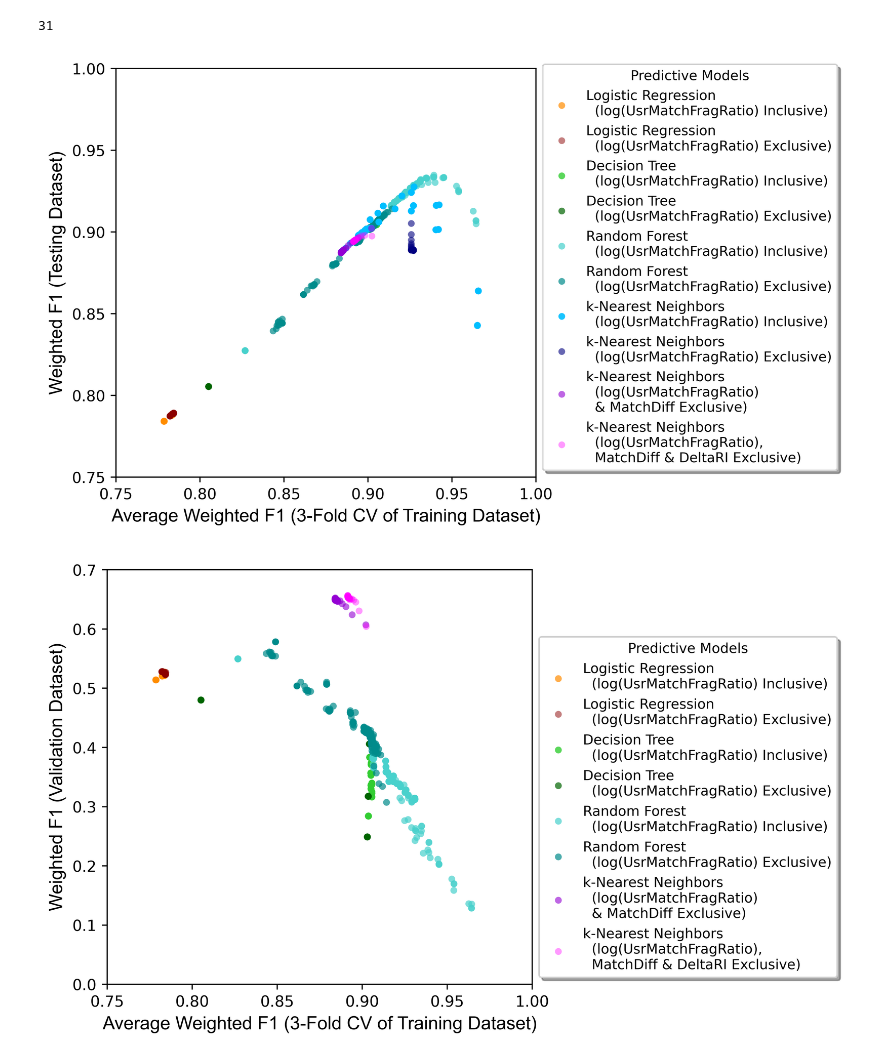
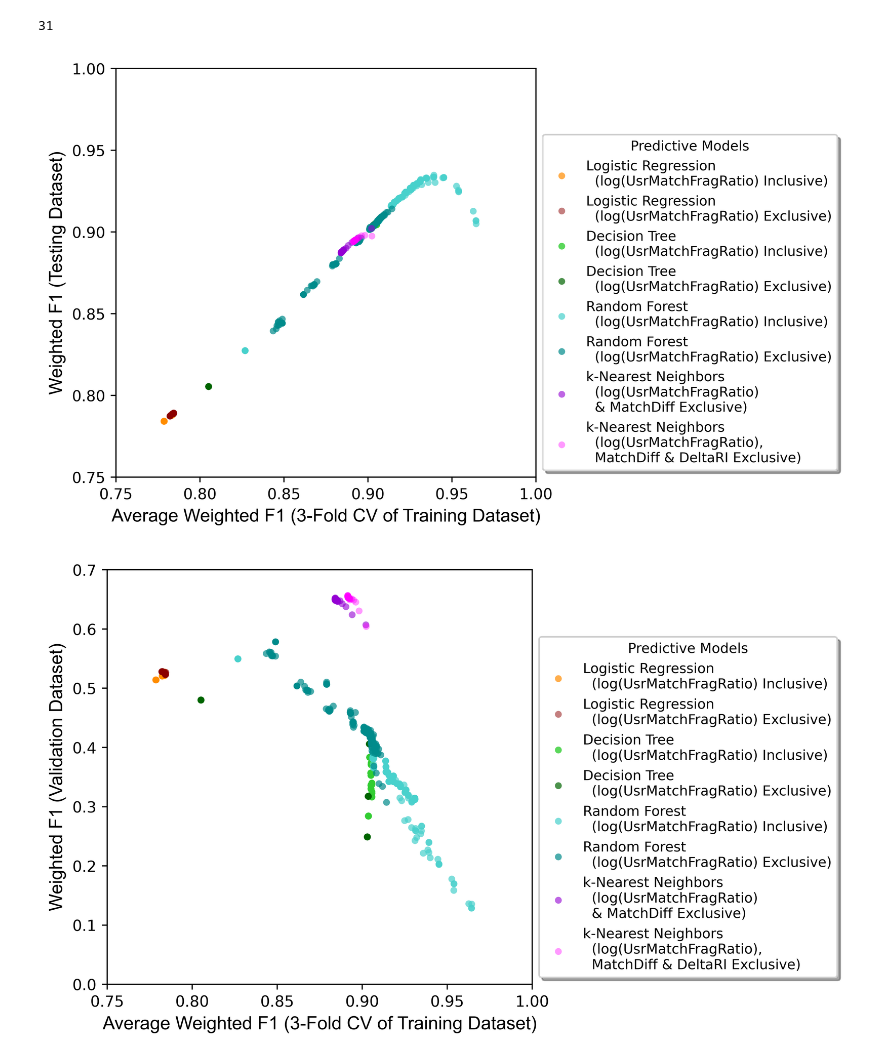
Before and after one commit to TommyNHL/exposomeProjUvA, a Jupyter notebook: 7_Modeling4RealSample/K_Plot4ModelFeatureSelection.ipynb, the cells around one changed output. Cells and saved outputs as stored; diff of their text form; code cells hidden in the pictures.

Commit message:
7_K_Plot4ModelFeatureSelection.ipynb

```diff
--- a/7_Modeling4RealSample/K_Plot4ModelFeatureSelection.ipynb
+++ b/7_Modeling4RealSample/K_Plot4ModelFeatureSelection.ipynb
@@ -204,36 +204,36 @@ count_start = 0
 count_end = 150
 ax.scatter(a3[count_start:count_end], b3[count_start:count_end], s=20, label="Random Forest \n  (log(UsrMatchFragRatio) Exclusive)", c="darkcyan", alpha=0.7, lw=0)
 
 
 c_dict4 = {"k-Nearest Neighbors (log(UsrMatchFragRatio) Inclusive)": 'deepskyblue', "k-Nearest Neighbors (log(UsrMatchFragRatio) Exclusive)": 'navy'}
-count_start = 0
+"""count_start = 0
 count_end = 371
 ax.scatter(x4[count_start:count_end], y4[count_start:count_end], s=20, label="k-Nearest Neighbors \n  (log(UsrMatchFragRatio) Inclusive)", c="deepskyblue", alpha=0.9, lw=0)
 count_start = 0
 count_end = 26
-ax.scatter(x4[count_start:count_end], b4[count_start:count_end], s=20, label="k-Nearest Neighbors \n  (log(UsrMatchFragRatio) Exclusive)", c="navy", alpha=0.6, lw=0)
+ax.scatter(x4[count_start:count_end], b4[count_start:count_end], s=20, label="k-Nearest Neighbors \n  (log(UsrMatchFragRatio) Exclusive)", c="navy", alpha=0.6, lw=0)"""
 count_start = 0
 count_end = 31
 ax.scatter(d4[count_start:count_end], e4[count_start:count_end], s=20, label="k-Nearest Neighbors \n  (log(UsrMatchFragRatio) \n  & MatchDiff Exclusive)", c="darkviolet", alpha=0.6, lw=0)
 count_start = 0
 count_end = 31
 ax.scatter(i4[count_start:count_end], j4[count_start:count_end], s=20, label="k-Nearest Neighbors \n  (log(UsrMatchFragRatio), \n  MatchDiff & DeltaRI Exclusive)", c="magenta", alpha=0.4, lw=0)
 
 
 plt.xlabel("Average Weighted F1 (3-Fold CV of Training Dataset)", fontproperties='Arial', fontsize=12)
 plt.ylabel("Weighted F1 (Testing Dataset)", fontproperties='Arial', fontsize=12)
 
 plt.xlim(0.75, 1.00)
 plt.ylim(0.75, 1.00)
 
 ax.legend(loc="lower left", title="Predictive Models", title_fontsize=9, fontsize=9,
           bbox_to_anchor=(1, 0), ncol=1, fancybox=True, shadow=True)
 
 #plt.show()
 plt.savefig(r"F:\UvA\F\UvA\app\updated4pestNoTea_8paraVS7para.jpg", bbox_inches='tight')
 #plt.close()
 # %% [output]
-[figure, old version]
+[figure, new version]
 # %%
 # All 8 parameters models
 plt.rcParams['figure.figsize'] = [5, 5]
```
